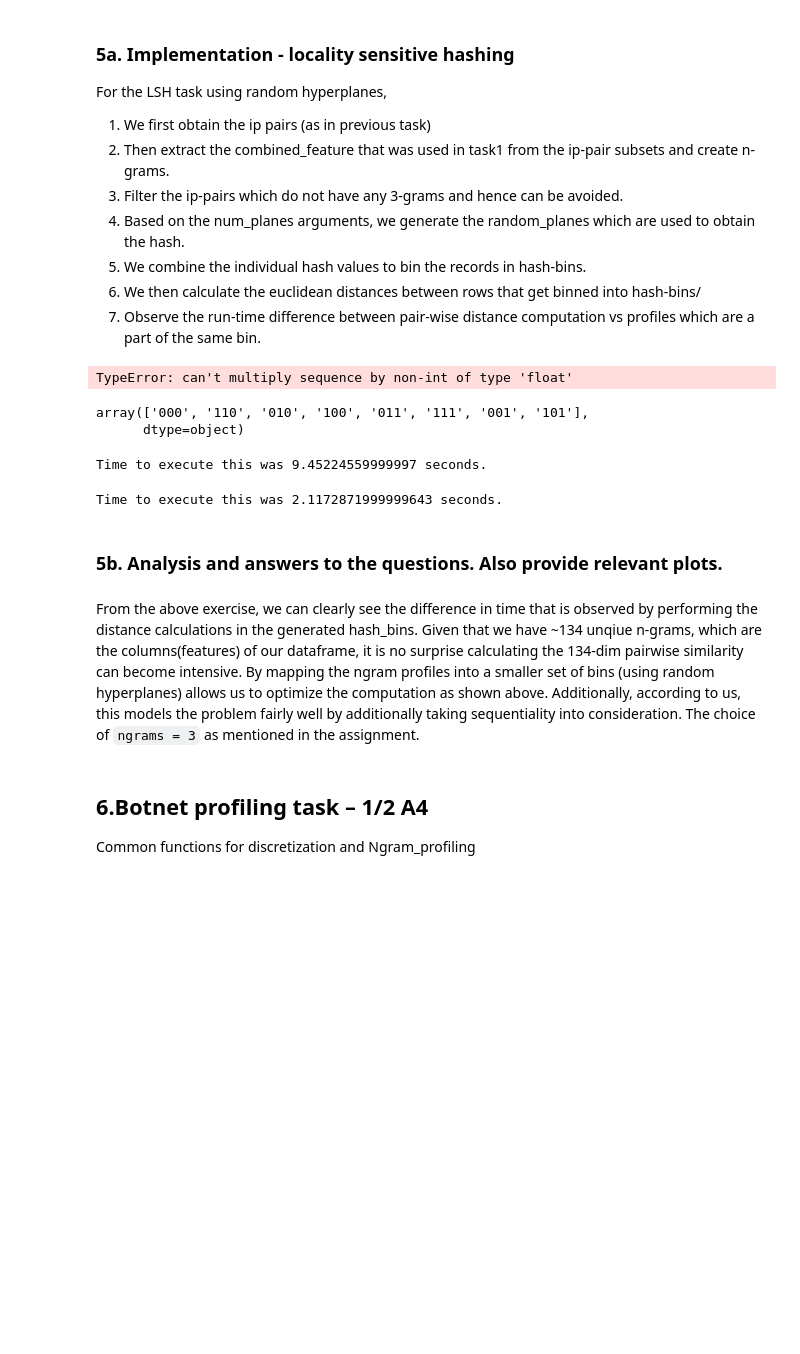
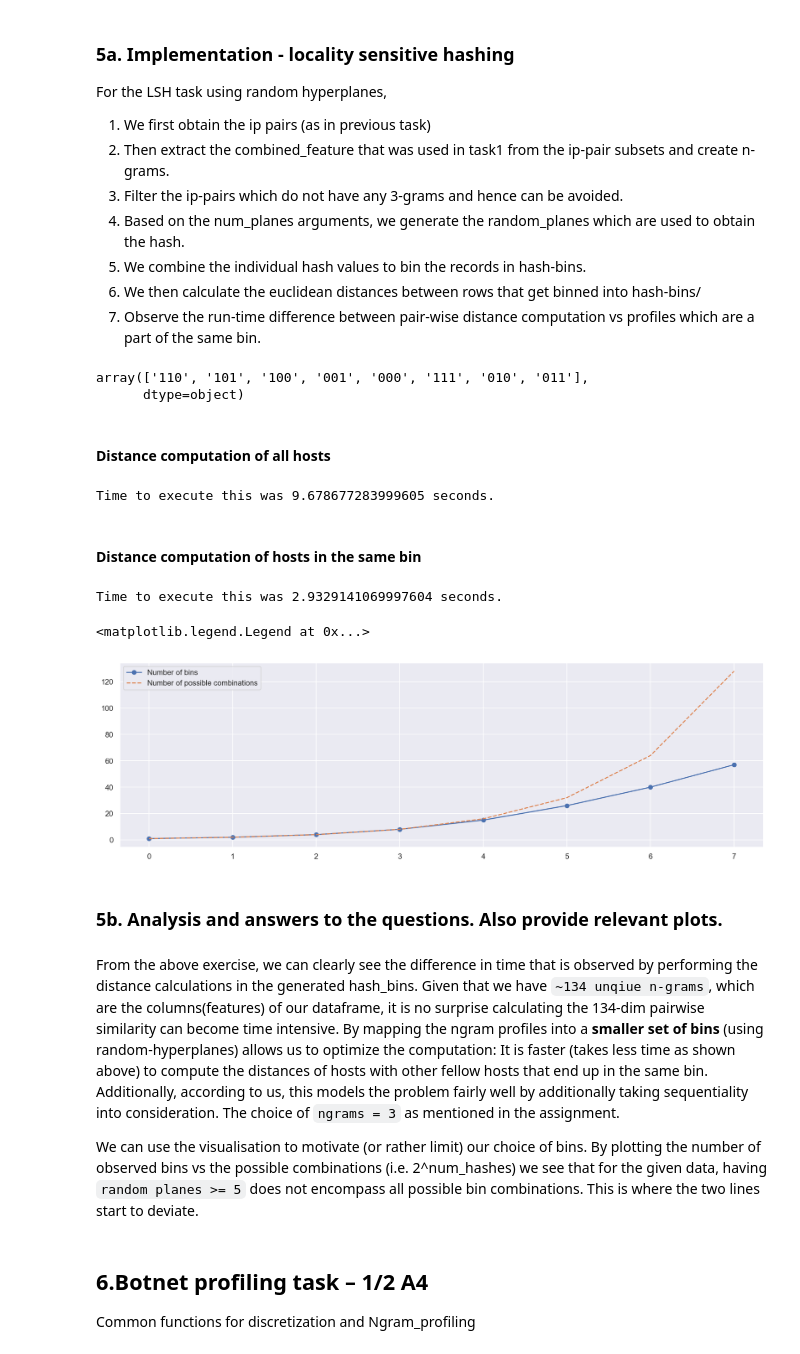
Before and after one commit to adityakunar/cda-2021, a Jupyter notebook: Assignment-3/Lab3 Final.ipynb, the cells around one changed output. Cells and saved outputs as stored; diff of their text form; code cells hidden in the pictures; blank space fills up the shorter version.

```diff
--- a/Assignment-3/Lab3 Final.ipynb
+++ b/Assignment-3/Lab3 Final.ipynb
@@ -1074,12 +1081,12 @@ def lsh_hyperplanes(data, num_planes):
         hash_bins.append(''.join(str(x) for x in prod[i]))
     return hash_bins
 # %%
-# df.drop(['hash_bins'], axis=1, inplace=True)
+if('hash_bins' in df.columns):
+    df.drop(['hash_bins'], axis=1, inplace=True)
+hash_bins = lsh_hyperplanes(df.values, num_planes = 3)
+
 # Number of Hyperplanes is taken to be 3 (no need to optimize as such)
-hash_bins = lsh_hyperplanes(df.values, num_planes = 3)
 df['hash_bins'] = pd.DataFrame(hash_bins)
-# %% [output]
-TypeError: can't multiply sequence by non-int of type 'float'
 # %%
 # import math
 def euclideanDistance(row1, row2):
@@ -1089,10 +1096,12 @@ def euclideanDistance(row1, row2):
     return math.sqrt(distance)
 df.hash_bins.unique()
 # %% [output]
-array(['000', '110', '010', '100', '011', '111', '001', '101'],
+array(['110', '101', '100', '001', '000', '111', '010', '011'],
       dtype=object)
+# %% [markdown]
+#### Distance computation of all hosts
 # %%
-# from sklearn.metrics.pairwise import euclidean_distances
+# We compute the distances for all the hosts, without the binning
 df_copy = df.drop(['hash_bins'], axis=1)
 t1=time.perf_counter()
 # euc_dist = euclidean_distances(df.drop(['hash_bins'], axis=1).values, df.drop(['hash_bins'], axis=1).values)
@@ -1104,8 +1113,11 @@ for i in range(num_records):
 t2=time.perf_counter()
 print("Time to execute this was "+str(t2-t1)+" seconds.")
 # %% [output]
-Time to execute this was 9.45224559999997 seconds.
+Time to execute this was 9.678677283999605 seconds.
+# %% [markdown]
+#### Distance computation of hosts in the same bin
 # %%
+# We compute distances only using points in the 'same bin'; hence the wrapper 'for' loop is added
 t1=time.perf_counter()
 for hash_code in df.hash_bins.unique():
     df_copy = df[df['hash_bins'] == hash_code].drop(['hash_bins'], axis=1)
@@ -1118,11 +1130,31 @@ for hash_code in df.hash_bins.unique():
 t2=time.perf_counter()
 print("Time to execute this was "+str(t2-t1)+" seconds.")
 # %% [output]
-Time to execute this was 2.1172871999999643 seconds.
+Time to execute this was 2.9329141069997604 seconds.
+# %%
+bins_array = []
+x = np.arange(8)
+if('hash_bins' in df.columns):
+    df.drop(['hash_bins'], axis=1, inplace=True)
+for i in x:
+    hash_bins = lsh_hyperplanes(df.values, num_planes = i)
+    df2 = pd.DataFrame(hash_bins, columns=['hash_bins'])
+    bins_array.append(len(df2.hash_bins.unique()))
+
+base = [2**i for i in x]
+plt.plot( x, bins_array, marker='o')
+plt.plot( x, base, marker='', linestyle='dashed', label="toto")
+# plt.plot( 'x', 'y3', data=df, marker='', color='olive', linewidth=2, linestyle='dashed', label="toto")
+plt.legend(['Number of bins', 'Number of possible combinations'])
+# %% [output]
+<matplotlib.legend.Legend at 0x...>
+[figure, added]
 # %% [markdown]
 ### 5b. Analysis and answers to the questions. Also provide relevant plots.
 # %% [markdown]
-From the above exercise, we can clearly see the difference in time that is observed by performing the distance calculations in the generated hash_bins. Given that we have ~134 unqiue n-grams, which are the columns(features) of our dataframe, it is no surprise calculating the 134-dim pairwise similarity can become intensive. By mapping the ngram profiles into a smaller set of bins (using random hyperplanes) allows us to optimize the computation as shown above. Additionally, according to us, this models the problem fairly well by additionally taking sequentiality into consideration. The choice of `ngrams = 3` as mentioned in the assignment.
+From the above exercise, we can clearly see the difference in time that is observed by performing the distance calculations in the generated hash_bins. Given that we have `~134 unqiue n-grams`, which are the columns(features) of our dataframe, it is no surprise calculating the 134-dim pairwise similarity can become time intensive. By mapping the ngram profiles into a **smaller set of bins** (using random-hyperplanes) allows us to optimize the computation: It is faster (takes less time as shown above) to compute the distances of hosts with other fellow hosts that end up in the same bin. Additionally, according to us, this models the problem fairly well by additionally taking sequentiality into consideration. The choice of `ngrams = 3` as mentioned in the assignment.
+
+We can use the visualisation to motivate (or rather limit) our choice of bins. By plotting the number of observed bins vs the possible combinations (i.e. 2^num_hashes) we see that for the given data, having `random planes >= 5` does not encompass all possible bin combinations. This is where the two lines start to deviate.
 # %% [markdown]
 ## 6.Botnet profiling task – 1/2 A4
 Common functions for discretization and Ngram_profiling
```
Also changed, not shown: parts of 19 cells of this notebook.
